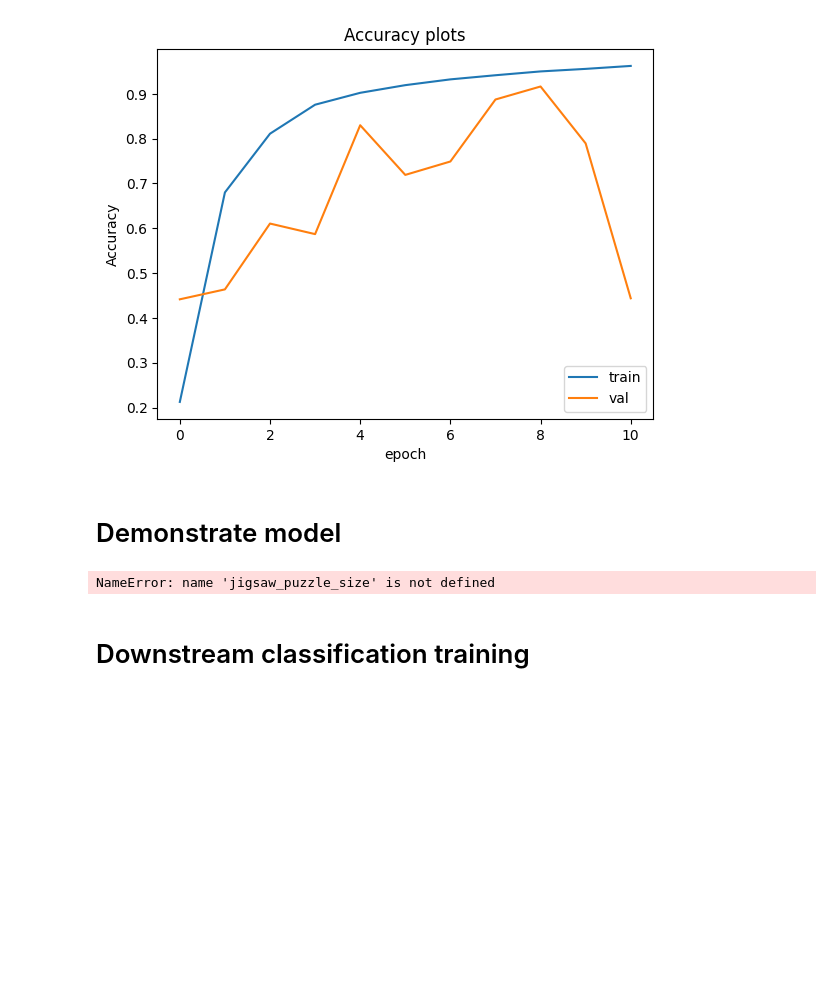
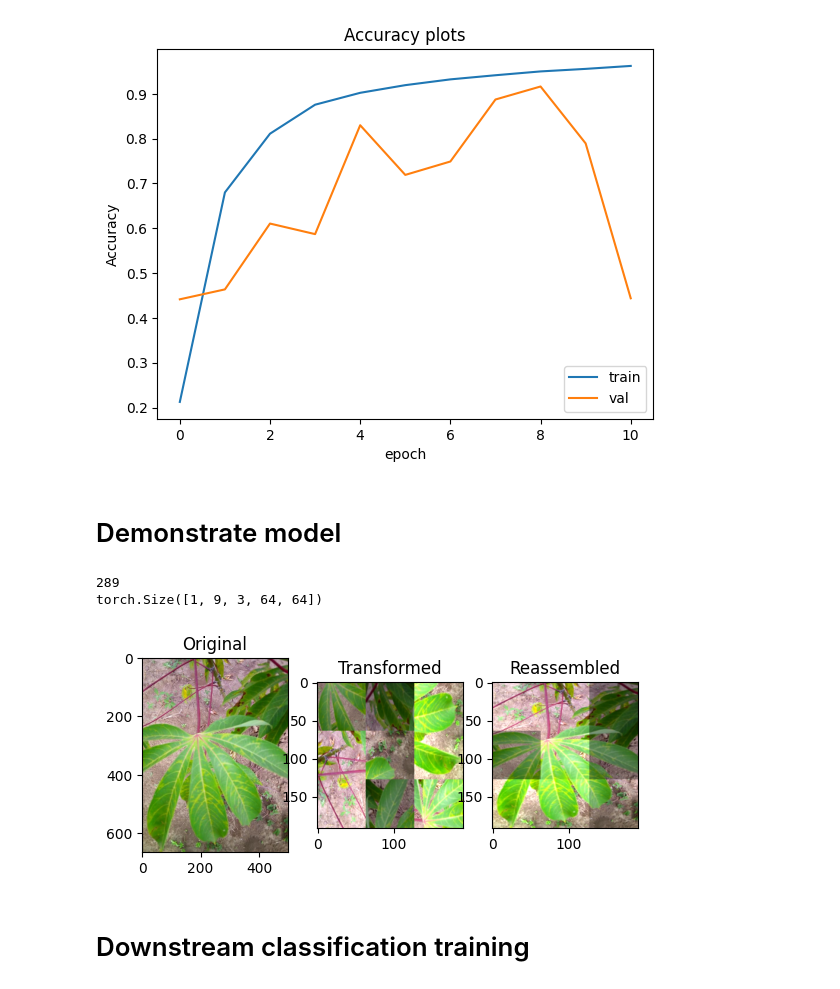
Before and after one commit to ghawkes333/JigsawSolver, a Jupyter notebook: Jigsaw_as_Pretext_task/Jigsaw_pretext.ipynb, the cells around one changed output. Cells and saved outputs as stored; diff of their text form; code cells hidden in the pictures; blank space fills up the shorter version.

```diff
--- a/Jigsaw_as_Pretext_task/Jigsaw_pretext.ipynb
+++ b/Jigsaw_as_Pretext_task/Jigsaw_pretext.ipynb
@@ -957,6 +1000,8 @@ plt.savefig('accuracy.jpg')
 import torch
 from torchvision import transforms
 from PIL import Image
+from torch.utils.data import DataLoader
+from matplotlib import pyplot as plt
 
 model_file = 'resnet_jigsaw_solver_e1_js_trained.pt'
 num_outputs = 100 * 4
@@ -965,49 +1010,93 @@ permuts_file_path = "selected_permuts.npy"
 
 
 model = resnet18(num_classes=num_outputs, siamese_deg=9)
-model.load_state_dict(torch.load(model_file))
+model.load_state_dict(torch.load(model_file, map_location="cpu"))
+device = torch.device("cuda" if torch.cuda.is_available() else "cpu")
+model.to(device)
 model.eval()
 
 
 # Make sure the first cell that generates selected permuts is there
 
 
 # Use same transforms as training
 data_transform = transforms.Compose([
     transforms.RandomCrop((64, 64)),
     transforms.ColorJitter(brightness=[0.5, 1.5]),
     transforms.ToTensor(),
 ])
 
 data_loader = DataLoader(
             GetJigsawPuzzleDataset(files, permuts_file_path, transform=data_transform),
-            batch_size=batch_size, shuffle=True, num_workers=8
+            batch_size=32, shuffle=True, num_workers=8
         )
 
-data_loader = GetDataset(files, [None], transform=data_transform)
-jig_loader = GetJigsawPuzzleDataset(files, 'selected_permuts.npy', transform=data_transform, jig_size=jigsaw_puzzle_size)
+plt.subplot(1, 3, 1)
+plt.title("Original")
+plt.imshow(Image.open(files[0]))
+
+permuts_arr = np.load(permuts_file_path)
+
+def reassemble(tensor, permut, rot):
+  to_pil = transforms.ToPILImage()
+  result = torch.zeros_like(tensor)
+  rot = (4 - rot) % 4
+  for solved_location, shuffled_location in enumerate(permut):
+    patch = tensor[shuffled_location]
+    patch = torch.rot90(patch, k=rot, dims=(1,2))
+    result[solved_location] = patch
+
+  rows = (torch.cat(tuple(result[0:3]), dim=2), torch.cat(tuple(result[3:6]), dim=2), torch.cat(tuple(result[6:9]), dim=2))
+  stacked = torch.cat(rows, dim=1)
+  return to_pil(stacked)
 
 
-model = resnet18(num_classes=num_outputs, siamese_deg=9, jigsaw_size=3)
-device = torch.device("cuda" if torch.cuda.is_available() else "cpu")
-model.load_state_dict(torch.load("resnet_jigsaw_solver_e1_js_trained.pt"))
-model.to(device)
-model.eval()
 
-X, y = jig_loader[0]
-X = X.unsqueeze(0).to(device)
+# Demonstrate from a given permut
+X = tensor_to_test.unsqueeze(0)
+y = permut_to_test
 
+print(y)
+
+
+
+plt.subplot(1, 3, 2)
+plt.title("Transformed")
+result = tensor_to_test
+rows = (torch.cat(tuple(result[0:3]), dim=2), torch.cat(tuple(result[3:6]), dim=2), torch.cat(tuple(result[6:9]), dim=2))
+stacked = torch.cat(rows, dim=1)
+stacked = stacked.permute(1, 2, 0)
+plt.imshow(stacked)
+
+# for X, y in data_loader:
+X = X.to(device)
+print(X.shape)
 with torch.no_grad():
   output = model(X)
+  image = X[0]
+  pred = torch.argmax(output, dim=1)
 
-print("Output shape: ", output.shape)
+  pred_permut_ind = pred // 4
+  pred_rot = pred % 4
+  pred_rot = pred_rot.squeeze()
+
+  pred_permut = permuts_arr[pred_permut_ind]
+
+  result = reassemble(image, pred_permut, pred_rot)
+  result.show()
+
+  plt.subplot(1,3,3)
+  plt.title("Reassembled")
+  plt.imshow(result)
+
+
 out_im = transforms.functional.to_pil_image(output)
 
 out_im.show()
-
-print(output)
 # %% [output]
-NameError: name 'jigsaw_puzzle_size' is not defined
+289
+torch.Size([1, 9, 3, 64, 64])
+[figure, added]
 # %% [markdown]
 # Downstream classification training
 # %%
```
Also changed, not shown: parts of 3 cells of this notebook.
